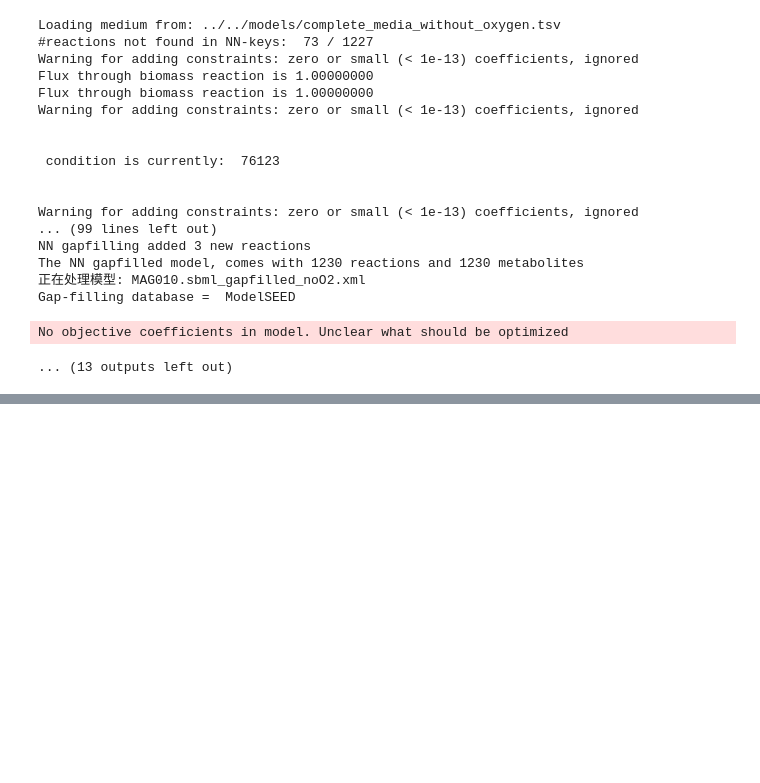
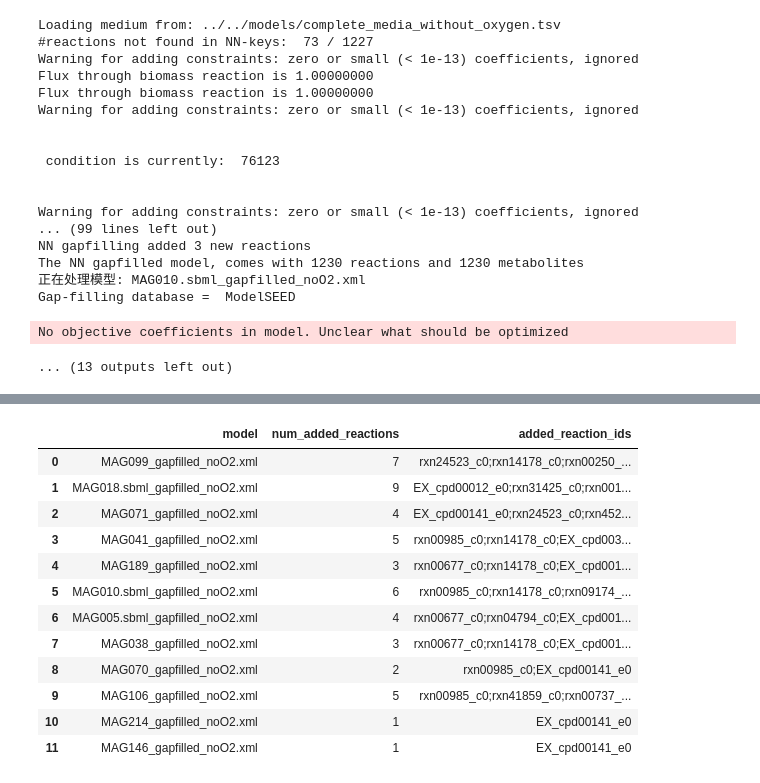
Before and after one commit to azddzasw/Electromics-project, a Jupyter notebook: notebooks/modeling/gap_dnngior.ipynb, the cells around one changed output, grey strips where cells are left out. Drawn from its saved outputs; the diff is of its cells as text; code cells hidden in the pictures; blank space fills up the shorter version.

```diff
--- a/notebooks/modeling/gap_dnngior.ipynb
+++ b/notebooks/modeling/gap_dnngior.ipynb
@@ -238,3 +254,22 @@ Academic license - for non-commercial use only - expires 2026-05-12
 | 9 | MAG106_gapfilled_noO2.xml | 0.0 |
 | 10 | MAG214_gapfilled_noO2.xml | 1000.0 |
 | 11 | MAG146_gapfilled_noO2.xml | 1000.0 |
+# %%
+import pandas as pd
+
+prop_sum = pd.read_csv('../../results/prop_gapfill_summary.csv')
+prop_sum
+# %% [output]
+|  | model | num_added_reactions | added_reaction_ids |
+| 0 | MAG099_gapfilled_noO2.xml | 7 | rxn24523_c0;rxn14178_c0;rxn00250_... |
+| 1 | MAG018.sbml_gapfilled_noO2.xml | 9 | EX_cpd00012_e0;rxn31425_c0;rxn001... |
+| 2 | MAG071_gapfilled_noO2.xml | 4 | EX_cpd00141_e0;rxn24523_c0;rxn452... |
+| 3 | MAG041_gapfilled_noO2.xml | 5 | rxn00985_c0;rxn14178_c0;EX_cpd003... |
+| 4 | MAG189_gapfilled_noO2.xml | 3 | rxn00677_c0;rxn14178_c0;EX_cpd001... |
+| 5 | MAG010.sbml_gapfilled_noO2.xml | 6 | rxn00985_c0;rxn14178_c0;rxn09174_... |
+| 6 | MAG005.sbml_gapfilled_noO2.xml | 4 | rxn00677_c0;rxn04794_c0;EX_cpd001... |
+| 7 | MAG038_gapfilled_noO2.xml | 3 | rxn00677_c0;rxn14178_c0;EX_cpd001... |
+| 8 | MAG070_gapfilled_noO2.xml | 2 | rxn00985_c0;EX_cpd00141_e0 |
+| 9 | MAG106_gapfilled_noO2.xml | 5 | rxn00985_c0;rxn41859_c0;rxn00737_... |
+| 10 | MAG214_gapfilled_noO2.xml | 1 | EX_cpd00141_e0 |
+| 11 | MAG146_gapfilled_noO2.xml | 1 | EX_cpd00141_e0 |
```
Also changed, not shown: parts of 1 cell of this notebook, 13 other files.
